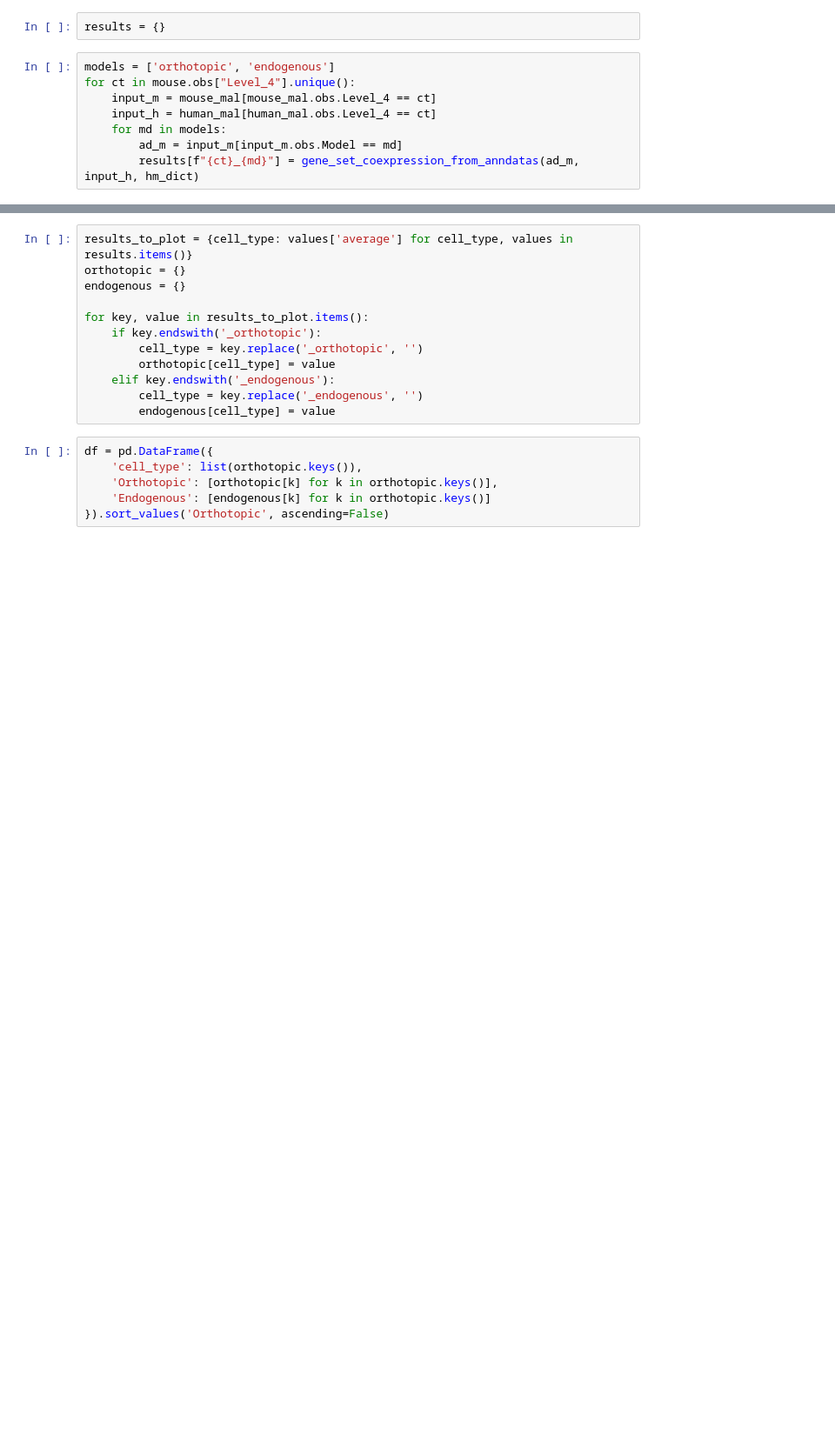
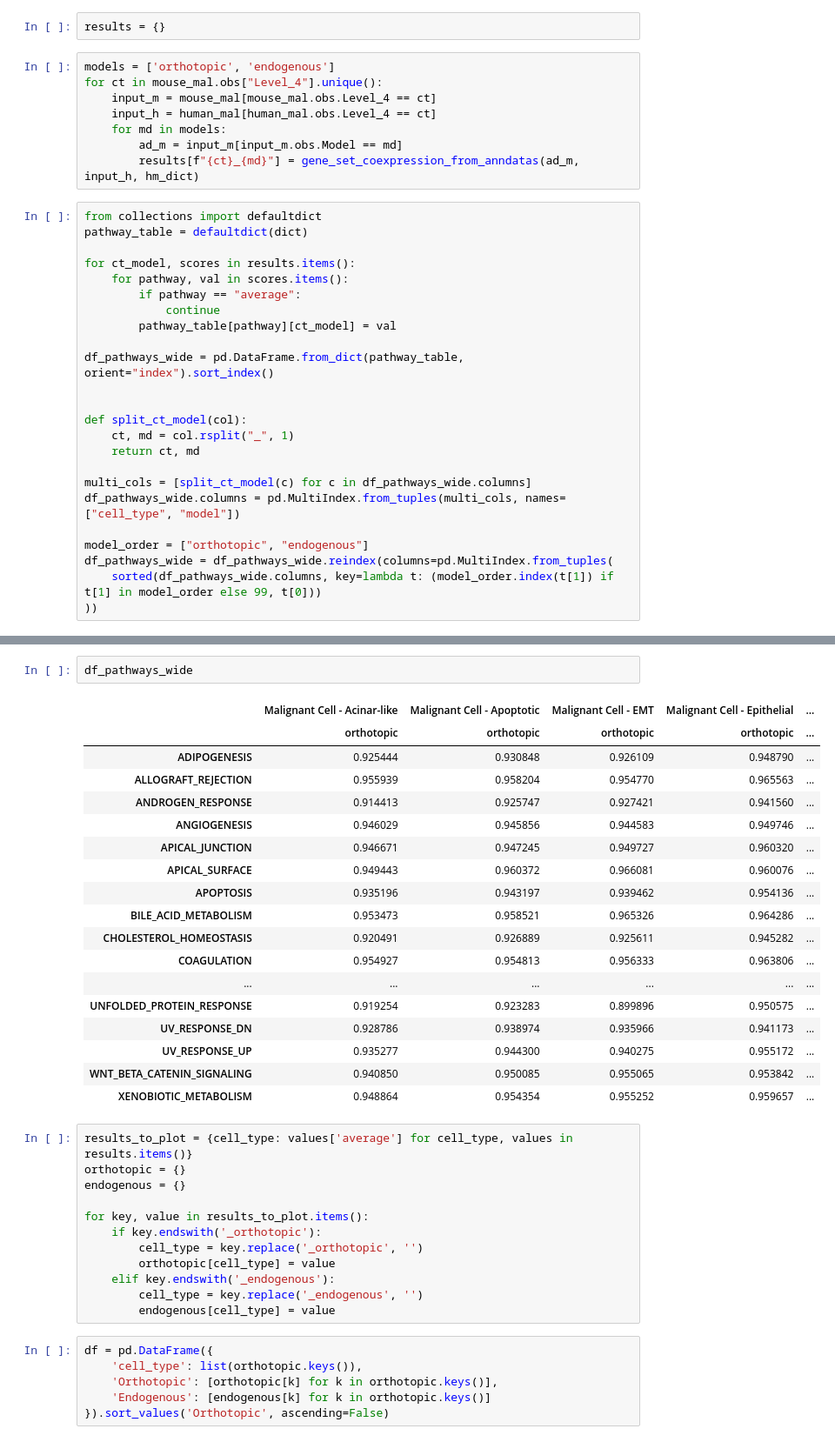
Before and after one commit to theislab/PDAC, a Jupyter notebook: code/shared/notebooks/04_similarity_analysis.ipynb, the cells around one changed output, grey strips where cells are left out. Shown at 87% size. Saved outputs shown, nothing was run; the diff lists cells and outputs as text; blank space fills up the shorter version.

```diff
--- a/code/shared/notebooks/04_similarity_analysis.ipynb
+++ b/code/shared/notebooks/04_similarity_analysis.ipynb
@@ -184,9 +190,33 @@ def gene_set_coexpression_from_anndatas(
 results = {}
 # %%
 models = ['orthotopic', 'endogenous']
-for ct in mouse.obs["Level_4"].unique():
+for ct in mouse_mal.obs["Level_4"].unique():
     input_m = mouse_mal[mouse_mal.obs.Level_4 == ct]
     input_h = human_mal[human_mal.obs.Level_4 == ct]
     for md in models:
         ad_m = input_m[input_m.obs.Model == md]
         results[f"{ct}_{md}"] = gene_set_coexpression_from_anndatas(ad_m, input_h, hm_dict)
+# %%
+from collections import defaultdict
+pathway_table = defaultdict(dict)
+
+for ct_model, scores in results.items():
+    for pathway, val in scores.items():
+        if pathway == "average":
+            continue
+        pathway_table[pathway][ct_model] = val
+
+df_pathways_wide = pd.DataFrame.from_dict(pathway_table, orient="index").sort_index()
+
+
+def split_ct_model(col):
+    ct, md = col.rsplit("_", 1)
+    return ct, md
+
+multi_cols = [split_ct_model(c) for c in df_pathways_wide.columns]
+df_pathways_wide.columns = pd.MultiIndex.from_tuples(multi_cols, names=["cell_type", "model"])
+
+model_order = ["orthotopic", "endogenous"]
+df_pathways_wide = df_pathways_wide.reindex(columns=pd.MultiIndex.from_tuples(
+    sorted(df_pathways_wide.columns, key=lambda t: (model_order.index(t[1]) if t[1] in model_order else 99, t[0]))
+))
@@ -193,3 +225,24 @@ for ct in mouse.obs["Level_4"].unique():
+# %%
+df_pathways_wide
+# %% [output]
+|  | Malignant Cell - Acinar-like | Malignant Cell - Apoptotic | Malignant Cell - EMT | Malignant Cell - Epithelial | ... |
+|  | orthotopic | orthotopic | orthotopic | orthotopic | ... |
+| ADIPOGENESIS | 0.925444 | 0.930848 | 0.926109 | 0.948790 | ... |
+| ALLOGRAFT_REJECTION | 0.955939 | 0.958204 | 0.954770 | 0.965563 | ... |
+| ANDROGEN_RESPONSE | 0.914413 | 0.925747 | 0.927421 | 0.941560 | ... |
+| ANGIOGENESIS | 0.946029 | 0.945856 | 0.944583 | 0.949746 | ... |
+| APICAL_JUNCTION | 0.946671 | 0.947245 | 0.949727 | 0.960320 | ... |
+| APICAL_SURFACE | 0.949443 | 0.960372 | 0.966081 | 0.960076 | ... |
+| APOPTOSIS | 0.935196 | 0.943197 | 0.939462 | 0.954136 | ... |
+| BILE_ACID_METABOLISM | 0.953473 | 0.958521 | 0.965326 | 0.964286 | ... |
+| CHOLESTEROL_HOMEOSTASIS | 0.920491 | 0.926889 | 0.925611 | 0.945282 | ... |
+| COAGULATION | 0.954927 | 0.954813 | 0.956333 | 0.963806 | ... |
+| ... | ... | ... | ... | ... | ... |
+| UNFOLDED_PROTEIN_RESPONSE | 0.919254 | 0.923283 | 0.899896 | 0.950575 | ... |
+| UV_RESPONSE_DN | 0.928786 | 0.938974 | 0.935966 | 0.941173 | ... |
+| UV_RESPONSE_UP | 0.935277 | 0.944300 | 0.940275 | 0.955172 | ... |
+| WNT_BETA_CATENIN_SIGNALING | 0.940850 | 0.950085 | 0.955065 | 0.953842 | ... |
+| XENOBIOTIC_METABOLISM | 0.948864 | 0.954354 | 0.955252 | 0.959657 | ... |
 # %%
 results_to_plot = {cell_type: values['average'] for cell_type, values in results.items()}
 orthotopic = {}
```
Also changed, not shown: parts of 8 cells of this notebook, 1 other file.
